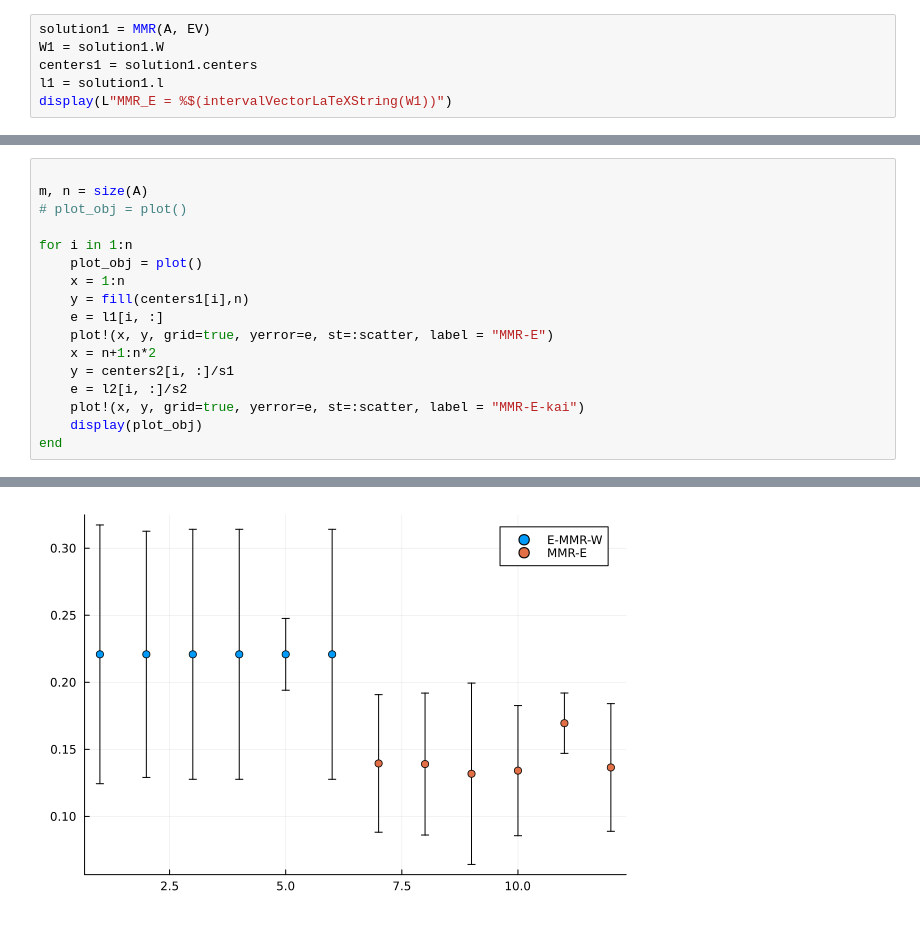
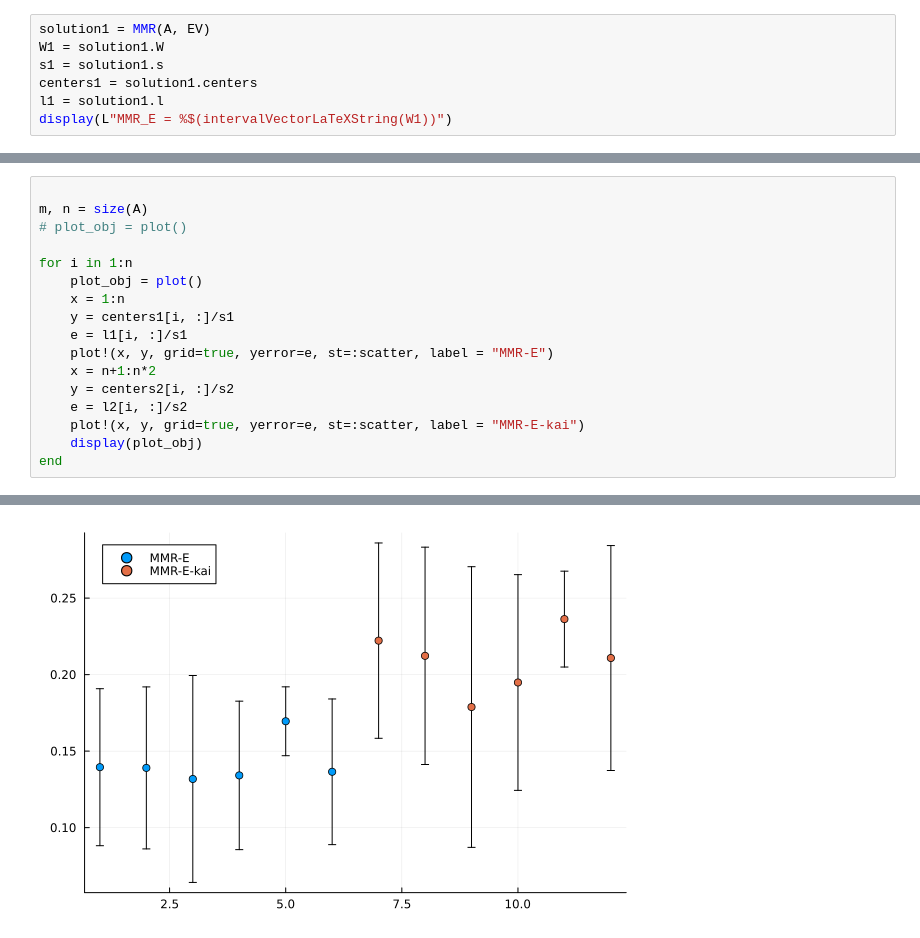
Before and after one commit to atera3120/AHP_Terauchi, a Jupyter notebook: src/20231215_MMR-kai_analysis.ipynb, the cells around one changed output, grey strips where cells are left out. Drawn from its saved outputs; the diff is of its cells as text.

```diff
--- a/src/20231215_MMR-kai_analysis.ipynb
+++ b/src/20231215_MMR-kai_analysis.ipynb
@@ -192,6 +124,7 @@ $A = \begin{pmatrix} 1.0 & 1.0 & 1.0 & 1.0 & 3.0 & 3.0 \\1.0 & 1.0 & 1.0 & 1.0 &
 # %%
 solution1 = MMR(A, EV)
 W1 = solution1.W
+s1 = solution1.s
 centers1 = solution1.centers
 l1 = solution1.l
 display(L"MMR_E = %$(intervalVectorLaTeXString(W1))")
@@ -214,11 +147,11 @@ m, n = size(A)
 for i in 1:n
     plot_obj = plot()
     x = 1:n
-    y = fill(centers1[i],n)
-    e = l1[i, :]
+    y = centers1[i, :]/s1
+    e = l1[i, :]/s1
     plot!(x, y, grid=true, yerror=e, st=:scatter, label = "MMR-E")
     x = n+1:n*2
-    y = centers2[i, :]/s1
+    y = centers2[i, :]/s2
     e = l2[i, :]/s2
     plot!(x, y, grid=true, yerror=e, st=:scatter, label = "MMR-E-kai")
     display(plot_obj)
@@ -229 +162 @@ end
-[figure, old version]
+[figure, new version]
```
Also changed, not shown: parts of 9 cells of this notebook, 22 other files.
